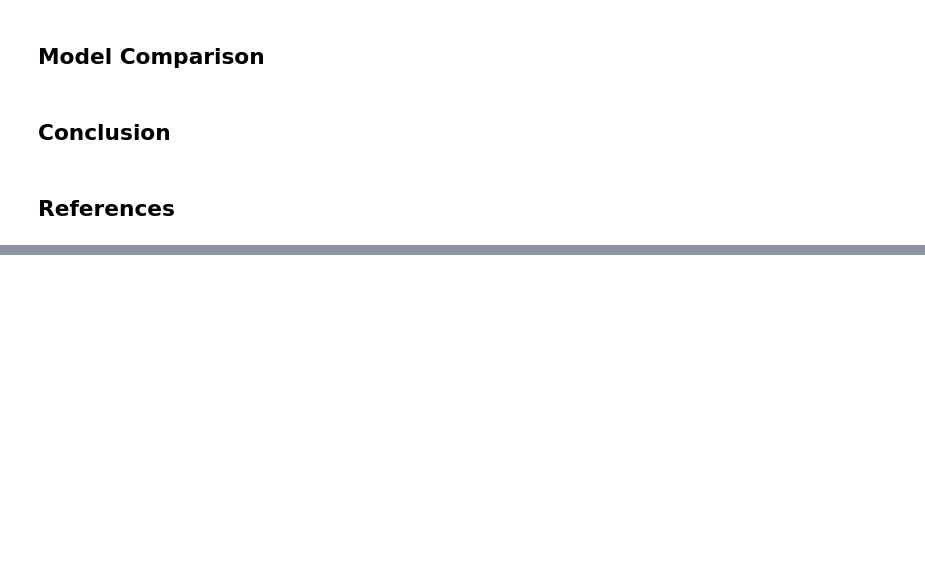
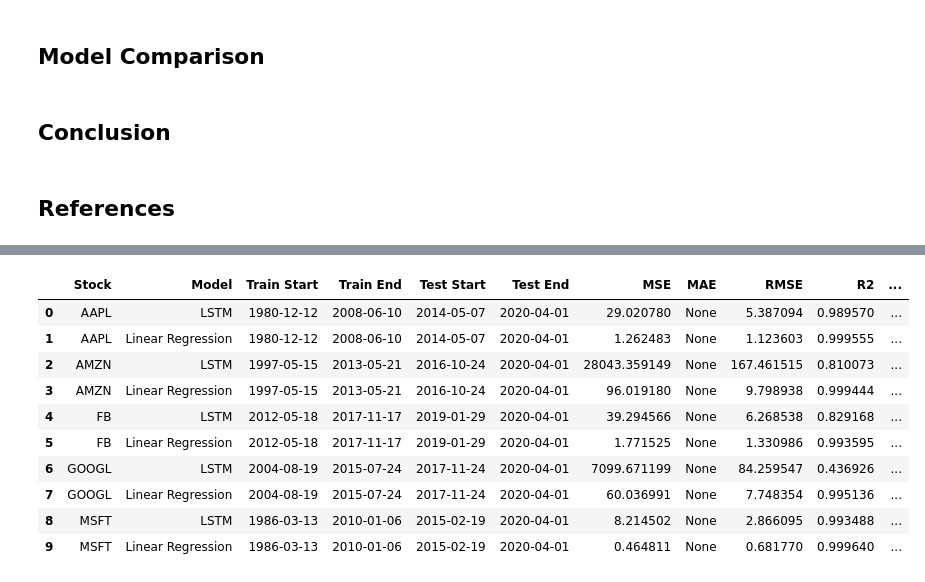
Before and after one commit to 1stl0ve/CS5805-project, a Jupyter notebook: project.ipynb, the cells around one changed output, grey strips where cells are left out. Saved outputs shown, nothing was run; the diff lists cells and outputs as text; code cells hidden in the pictures; blank space fills up the shorter version.

```diff
--- a/project.ipynb
+++ b/project.ipynb
@@ -396,3 +398,70 @@ R² Score for MSFT: 0.9934877731220535
 ## Conclusion
 # %% [markdown]
 ## References
+# %%
+metrics = pd.DataFrame(columns=[
+    'Stock', 'Model',
+    'Train Start', 'Train End',
+    'Test Start', 'Test End',
+    'MSE', 'MAE', 'RMSE', 'R2',
+    'Time to Train', 'Time to Predict',
+    'Predictions'
+])
+
+def new_metric(stock_symbol, model):
+    stock_training_data = training_data[training_data['Stock'] == stock_symbol]
+    stock_testing_data = testing_data[testing_data['Stock'] == stock_symbol]
+
+    stock_data = testing_data[testing_data['Stock'] == stock_symbol]
+    stock_X = stock_data[['Open', 'Low', 'High']]
+    stock_Y = stock_data[['Close']]
+
+    # Scale test data
+    stock_X_scaled = scaler_X.transform(stock_X)
+    stock_Y_scaled = scaler_Y.transform(stock_Y)
+
+    if model == 'LSTM':
+        # Reshape stock_X_scaled to 3D array for LSTM (samples, time_steps, features)
+        stock_X_scaled_3d = []
+        for i in range(len(stock_X_scaled) - sequence_length):
+            stock_X_scaled_3d.append(stock_X_scaled[i:i + sequence_length])
+        stock_X_scaled_3d = np.array(stock_X_scaled_3d)
+
+        # Make predictions using LSTM
+        predictions_scaled = best_lstm_model.predict(stock_X_scaled_3d)
+
+        # Inverse transform predictions and actual values to original scale
+        predictions = scaler_Y.inverse_transform(predictions_scaled)
+        actual_values = scaler_Y.inverse_transform(stock_Y_scaled[sequence_length:])
+
+    else:
+        # Make predictions
+        predictions_scaled = linear_regression_model.predict(stock_X_scaled)
+        predictions = scaler_Y.inverse_transform(predictions_scaled)
+        actual_values = scaler_Y.inverse_transform(stock_Y_scaled)
+
+    mse = mean_squared_error(actual_values, predictions)
+    rmse = np.sqrt(mse)  # Root Mean Squared Error
+    r2 = r2_score(actual_values, predictions)  # R² score
+
+    return {
+        'Stock': stock_symbol,
+        'Model': model,
+        'Train Start': stock_training_data['Date'].iloc[0],
+        'Train End': stock_training_data['Date'].iloc[-1],
+        'Test Start': stock_testing_data['Date'].iloc[0],
+        'Test End': stock_testing_data['Date'].iloc[-1],
+        'MSE': mse,
+        'MAE': None,
+        'RMSE': rmse,
+        'R2': r2,
+        'Time to Train': None,
+        'Time to Predict': None,
+        'Predictions': predictions.flatten()
+    }
+
+for stock in data['Stock'].unique():
+    metrics = metrics._append(new_metric(stock, 'LSTM'), ignore_index=True)
+    metrics = metrics._append(new_metric(stock, 'Linear Regression'), ignore_index=True)
+metrics
+# %% [output]
@@ -398,0 +474,11 @@ R² Score for MSFT: 0.9934877731220535
+|  | Stock | Model | Train Start | Train End | Test Start | Test End | MSE | MAE | RMSE | R2 | ... |
+| 0 | AAPL | LSTM | 1980-12-12 | 2008-06-10 | 2014-05-07 | 2020-04-01 | 29.020780 | None | 5.387094 | 0.989570 | ... |
+| 1 | AAPL | Linear Regression | 1980-12-12 | 2008-06-10 | 2014-05-07 | 2020-04-01 | 1.262483 | None | 1.123603 | 0.999555 | ... |
+| 2 | AMZN | LSTM | 1997-05-15 | 2013-05-21 | 2016-10-24 | 2020-04-01 | 28043.359149 | None | 167.461515 | 0.810073 | ... |
+| 3 | AMZN | Linear Regression | 1997-05-15 | 2013-05-21 | 2016-10-24 | 2020-04-01 | 96.019180 | None | 9.798938 | 0.999444 | ... |
+| 4 | FB | LSTM | 2012-05-18 | 2017-11-17 | 2019-01-29 | 2020-04-01 | 39.294566 | None | 6.268538 | 0.829168 | ... |
+| 5 | FB | Linear Regression | 2012-05-18 | 2017-11-17 | 2019-01-29 | 2020-04-01 | 1.771525 | None | 1.330986 | 0.993595 | ... |
+| 6 | GOOGL | LSTM | 2004-08-19 | 2015-07-24 | 2017-11-24 | 2020-04-01 | 7099.671199 | None | 84.259547 | 0.436926 | ... |
+| 7 | GOOGL | Linear Regression | 2004-08-19 | 2015-07-24 | 2017-11-24 | 2020-04-01 | 60.036991 | None | 7.748354 | 0.995136 | ... |
+| 8 | MSFT | LSTM | 1986-03-13 | 2010-01-06 | 2015-02-19 | 2020-04-01 | 8.214502 | None | 2.866095 | 0.993488 | ... |
+| 9 | MSFT | Linear Regression | 1986-03-13 | 2010-01-06 | 2015-02-19 | 2020-04-01 | 0.464811 | None | 0.681770 | 0.999640 | ... |
```
Also changed, not shown: parts of 4 cells of this notebook.
